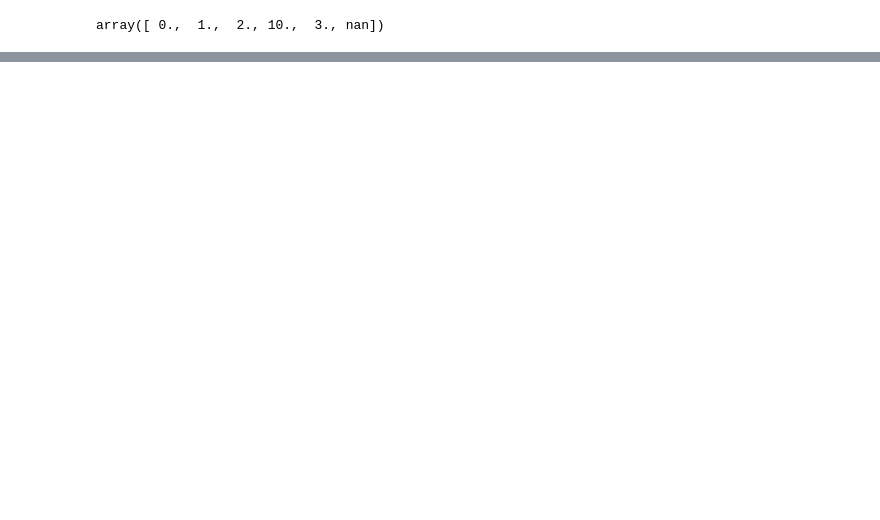
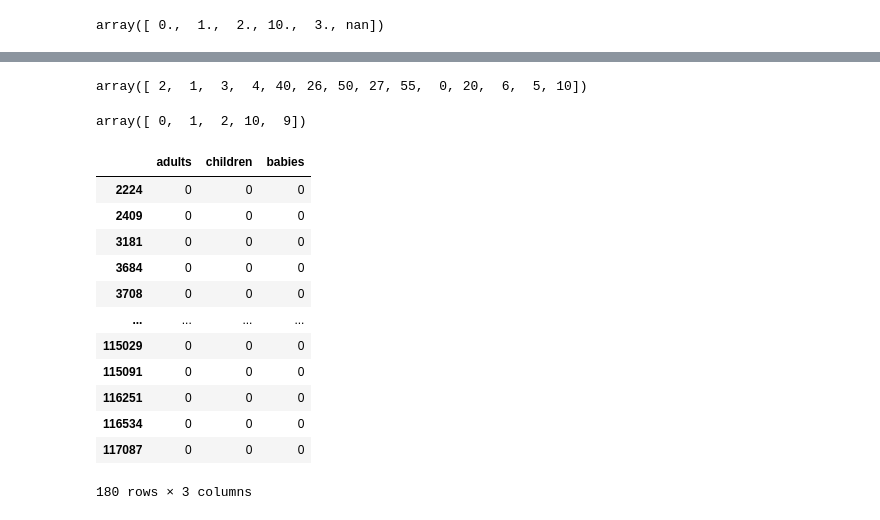
Before and after one commit to Kushan1001/Hotel-booking-data-analysis, a Jupyter notebook: Hotel_Booking_Analysis.ipynb, the cells around one changed output, grey strips where cells are left out. Cells and saved outputs as stored; diff of their text form; code cells hidden in the pictures; blank space fills up the shorter version.

```diff
--- a/Hotel_Booking_Analysis.ipynb
+++ b/Hotel_Booking_Analysis.ipynb
@@ -118,0 +102,31 @@ df.describe()
+# %%
+#checking unique values in the adults column
+
+hotel_df['adults'].unique()
+# %% [output]
+array([ 2,  1,  3,  4, 40, 26, 50, 27, 55,  0, 20,  6,  5, 10])
+# %%
+#checking unique values in the babies column
+
+hotel_df['babies'].unique()
+# %% [output]
+array([ 0,  1,  2, 10,  9])
+# %%
+# getting instances where adults,children and babies column contain 0 in the single row
+
+filt = (hotel_df['adults'] == 0) & (hotel_df['children'] == 0) & (hotel_df['babies'] == 0)
+hotel_df.loc[filt ,'adults':'babies']
+# %% [output]
+|  | adults | children | babies |
+| 2224 | 0 | 0 | 0 |
+| 2409 | 0 | 0 | 0 |
+| 3181 | 0 | 0 | 0 |
+| 3684 | 0 | 0 | 0 |
+| 3708 | 0 | 0 | 0 |
+| ... | ... | ... | ... |
+| 115029 | 0 | 0 | 0 |
+| 115091 | 0 | 0 | 0 |
+| 116251 | 0 | 0 | 0 |
+| 116534 | 0 | 0 | 0 |
+| 117087 | 0 | 0 | 0 |
+180 rows × 3 columns
```
Also changed, not shown: parts of 18 cells of this notebook.
